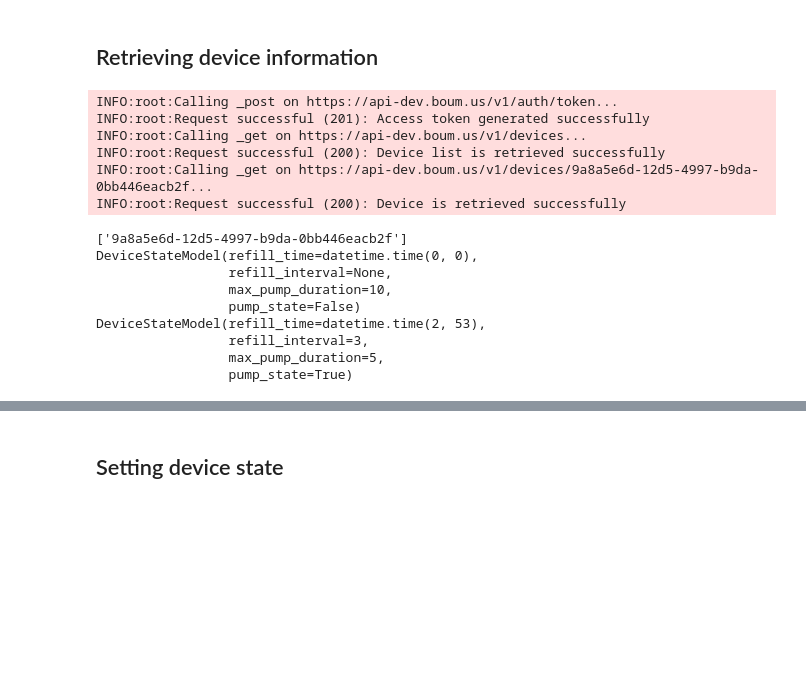
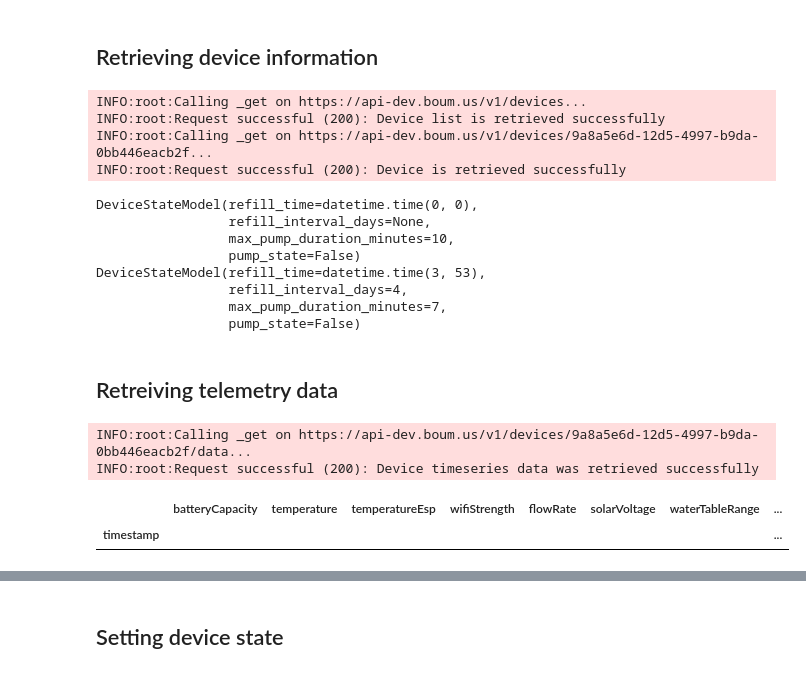
Before and after one commit to boum-garden/sdk, a Jupyter notebook: doc/boum-sdk-demo.ipynb, the cells around one changed output, grey strips where cells are left out. Cells and saved outputs as stored; diff of their text form; code cells hidden in the pictures; blank space fills up the shorter version.

```diff
--- a/doc/boum-sdk-demo.ipynb
+++ b/doc/boum-sdk-demo.ipynb
@@ -18,7 +18,7 @@ logger = logging.getLogger()
 logger.setLevel(logging.INFO)
 # %%
 client =  ApiClient(email='email', password='password', base_url=API_URL_DEV)
-device = Device('9a8a5e6d-12d5-4997-b9da-0bb446eacb2f', client)
+device = Device('device-id', client)
 # %% [markdown]
 ## Retrieving device information
 # %%
@@ -26,22 +26,33 @@ with client:
     device_ids = Device.get_device_ids(client)
     reported, desired = device.get_device_states()
 
-    pprint(device_ids)
     pprint(reported)
     pprint(desired)
 # %% [output]
-INFO:root:Calling _post on https://api-dev.boum.us/v1/auth/token...
-INFO:root:Request successful (201): Access token generated successfully
 INFO:root:Calling _get on https://api-dev.boum.us/v1/devices...
 INFO:root:Request successful (200): Device list is retrieved successfully
 INFO:root:Calling _get on https://api-dev.boum.us/v1/devices/9a8a5e6d-12d5-4997-b9da-0bb446eacb2f...
 INFO:root:Request successful (200): Device is retrieved successfully
-['9a8a5e6d-12d5-4997-b9da-0bb446eacb2f']
 DeviceStateModel(refill_time=datetime.time(0, 0),
-                 refill_interval=None,
-                 max_pump_duration=10,
+                 refill_interval_days=None,
+                 max_pump_duration_minutes=10,
                  pump_state=False)
-DeviceStateModel(refill_time=datetime.time(2, 53),
-                 refill_interval=3,
-                 max_pump_duration=5,
-                 pump_state=True)
+DeviceStateModel(refill_time=datetime.time(3, 53),
+                 refill_interval_days=4,
+                 max_pump_duration_minutes=7,
+                 pump_state=False)
+# %% [markdown]
+## Retreiving telemetry data
+# %%
+with client:
+    data = device.get_telemetry_data(interval=timedelta(minutes=10))
+# %% [output]
+INFO:root:Calling _get on https://api-dev.boum.us/v1/devices/9a8a5e6d-12d5-4997-b9da-0bb446eacb2f/data...
+INFO:root:Request successful (200): Device timeseries data was retrieved successfully
+# %%
+df = pd.DataFrame(data)
+df.set_index('timestamp', inplace=True)
+df.head(-10)
+# %% [output]
+|  | batteryCapacity | temperature | temperatureEsp | wifiStrength | flowRate | solarVoltage | waterTableRange | ... |
+| timestamp |  |  |  |  |  |  |  | ... |
```
Also changed, not shown: parts of 10 cells of this notebook.
